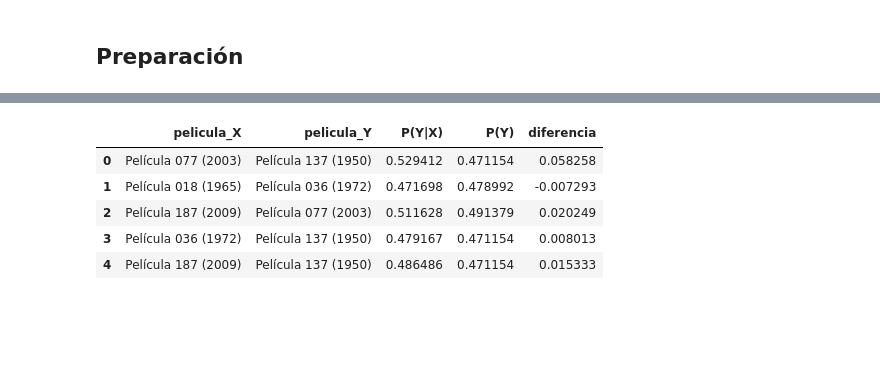
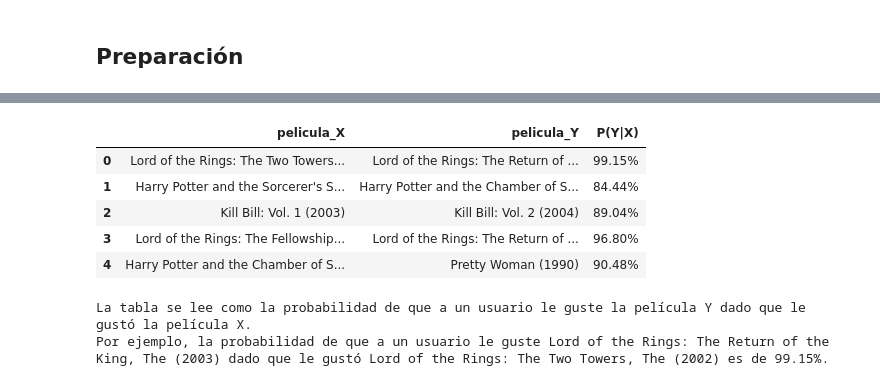
Before and after one commit to srandres-git/movielens-proyecto-integrador, a Jupyter notebook: notebooks/03_afinidades_peliculas.ipynb, the cells around one changed output, grey strips where cells are left out. Cells and saved outputs as stored; diff of their text form; code cells hidden in the pictures; blank space fills up the shorter version.

```diff
--- a/notebooks/03_afinidades_peliculas.ipynb
+++ b/notebooks/03_afinidades_peliculas.ipynb
@@ -257,44 +338,57 @@ La correlación es simétrica; "si le gusta X, le gusta Y" no lo es.
 # %%
 # TODO: para los 5 mejores pares: crosstab normalize='index' → P(le gusta Y | le gusta X) contra P(le gusta Y)
+
+# Seleccionar las 5 parejas con mayor correlación
 mejores_pares = pares_correlacion.head(5)
 
 resultados = []
+movies_idx = movies.set_index("movieId")
 
 for _, par in mejores_pares.iterrows():
 
     pelicula_x = par["movieId_1"]
     pelicula_y = par["movieId_2"]
 
-    # Obtener los gustos de ambas películas
+    # Seleccionar usuarios que calificaron ambas películas
     gustos_par = gustos[[pelicula_x, pelicula_y]].dropna()
 
-    # Tabla de contingencia normalizada por filas
-    tabla = pd.crosstab(
-        gustos_par[pelicula_x],
-        gustos_par[pelicula_y],
-        normalize="index"
-    )
+    # Usuarios a quienes les gusta la película X
+    usuarios_gustan_x = gustos_par[gustos_par[pelicula_x] == 1]
 
-    # Probabilidad condicionada y probabilidad general
-    p_y_dado_x = tabla.loc[1.0, 1.0]
-    p_y_general = gustos[pelicula_y].mean()
+    # Probabilidad de que también les guste Y
+    p_y_dado_x = usuarios_gustan_x[pelicula_y].mean()
 
     resultados.append({
-        "pelicula_X": movies.set_index("movieId").loc[pelicula_x, "title"],
-        "pelicula_Y": movies.set_index("movieId").loc[pelicula_y, "title"],
-        "P(Y|X)": p_y_dado_x,
-        "P(Y)": p_y_general,
-        "diferencia": p_y_dado_x - p_y_general
+        "pelicula_X": movies_idx.loc[pelicula_x, "title"],
+        "pelicula_Y": movies_idx.loc[pelicula_y, "title"],
+        "P(Y|X)": p_y_dado_x
     })
 
 comparacion_probabilidades = pd.DataFrame(resultados)
 
-comparacion_probabilidades
+comparacion_probabilidades.style.format({
+    "P(Y|X)": "{:.2%}",
+})
+
+estilizado = comparacion_probabilidades.style.format({
+    "P(Y|X)": "{:.2%}",
+}).set_properties(**{
+    "white-space": "normal",
+    "max-width": "250px",
+    'text-align': 'left',
+
+})
+
+display(estilizado)
+print(f"La tabla se lee como la probabilidad de que a un usuario le guste la película Y dado que le gustó la película X.")
+print(f"Por ejemplo, la probabilidad de que a un usuario le guste {comparacion_probabilidades.loc[0, 'pelicula_Y']} dado que le gustó {comparacion_probabilidades.loc[0, 'pelicula_X']} es de {comparacion_probabilidades.loc[0, 'P(Y|X)']:.2%}.")
 # %% [output]
-|  | pelicula_X | pelicula_Y | P(Y|X) | P(Y) | diferencia |
-| 0 | Película 077 (2003) | Película 137 (1950) | 0.529412 | 0.471154 | 0.058258 |
-| 1 | Película 018 (1965) | Película 036 (1972) | 0.471698 | 0.478992 | -0.007293 |
-| 2 | Película 187 (2009) | Película 077 (2003) | 0.511628 | 0.491379 | 0.020249 |
-| 3 | Película 036 (1972) | Película 137 (1950) | 0.479167 | 0.471154 | 0.008013 |
-| 4 | Película 187 (2009) | Película 137 (1950) | 0.486486 | 0.471154 | 0.015333 |
+|  | pelicula_X | pelicula_Y | P(Y|X) |
+| 0 | Lord of the Rings: The Two Towers... | Lord of the Rings: The Return of ... | 99.15% |
+| 1 | Harry Potter and the Sorcerer's S... | Harry Potter and the Chamber of S... | 84.44% |
+| 2 | Kill Bill: Vol. 1 (2003) | Kill Bill: Vol. 2 (2004) | 89.04% |
+| 3 | Lord of the Rings: The Fellowship... | Lord of the Rings: The Return of ... | 96.80% |
+| 4 | Harry Potter and the Chamber of S... | Pretty Woman (1990) | 90.48% |
+La tabla se lee como la probabilidad de que a un usuario le guste la película Y dado que le gustó la película X.
+Por ejemplo, la probabilidad de que a un usuario le guste Lord of the Rings: The Return of the King, The (2003) dado que le gustó Lord of the Rings: The Two Towers, The (2002) es de 99.15%.
 # %% [markdown]
```
Also changed, not shown: parts of 20 cells of this notebook.
